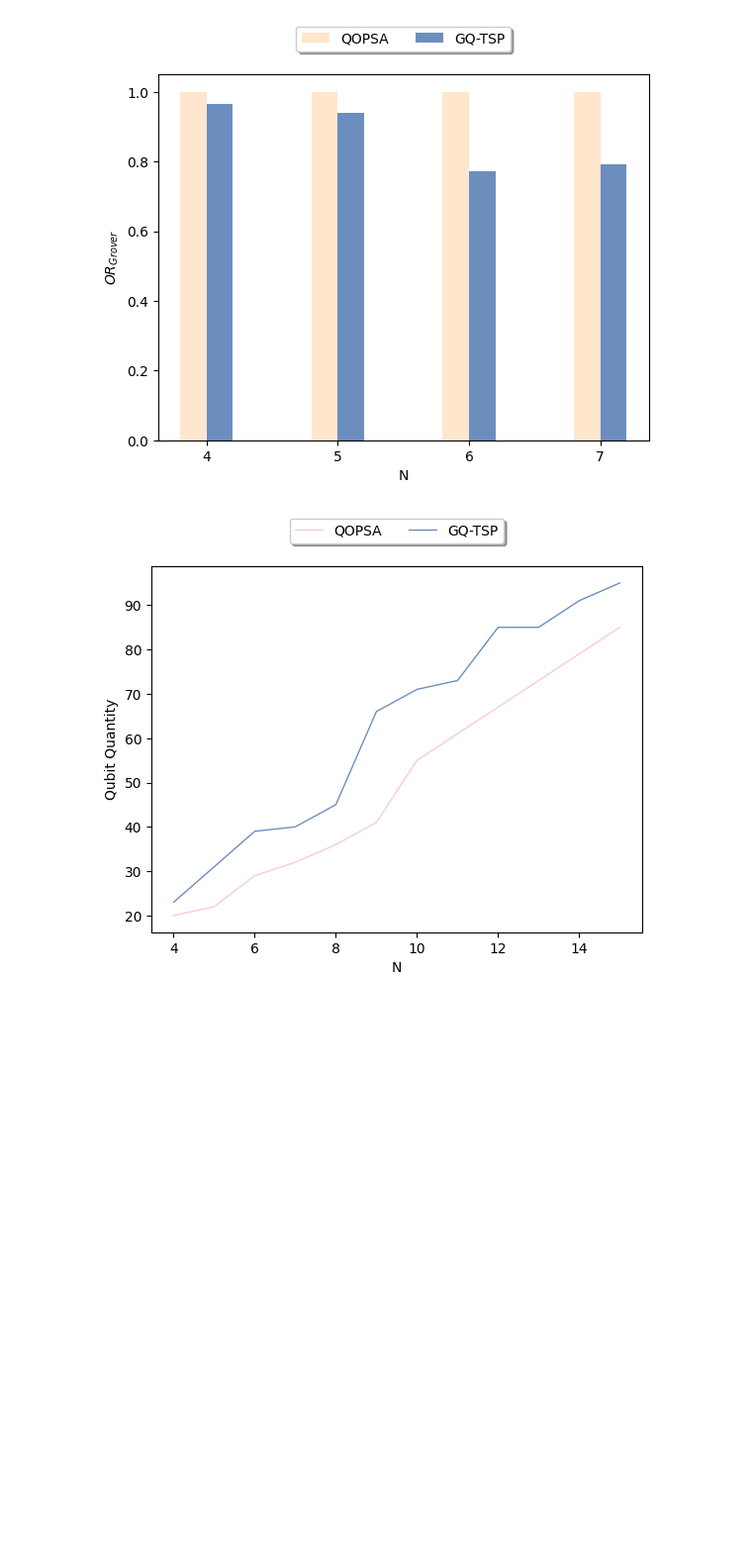
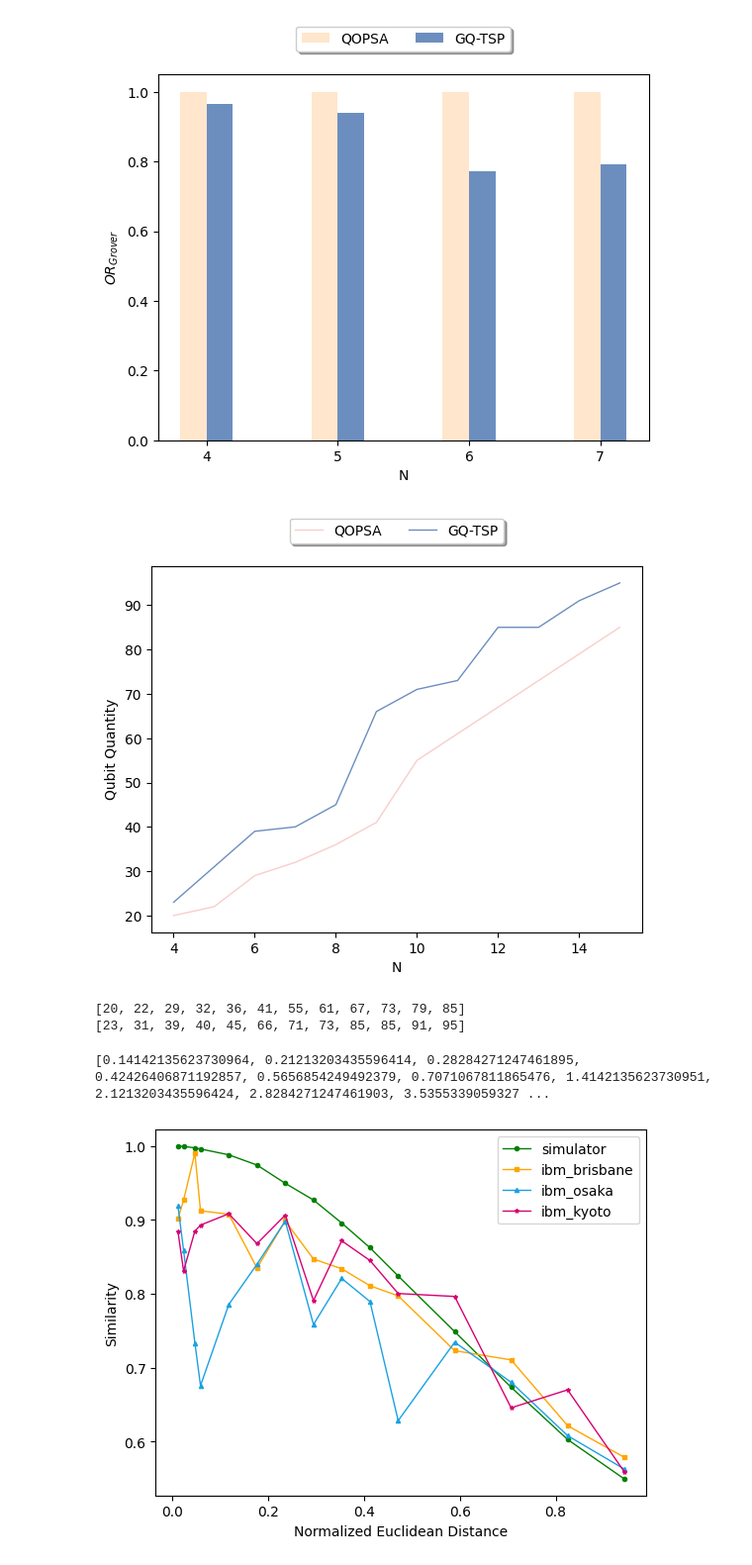
Before and after one commit to ragesi/TSP-Solution, a Jupyter notebook: demo/experiment-figure.ipynb, the cells around one changed output. Shown at 99% size. Cells and saved outputs as stored; diff of their text form; code cells hidden in the pictures; blank space fills up the shorter version.

```diff
--- a/demo/experiment-figure.ipynb
+++ b/demo/experiment-figure.ipynb
@@ -411,5 +396,57 @@ plt.xlabel('N')
 plt.ylabel('Qubit Quantity')
 
 plt.show()
+
+print(mine_y)
+print(others_y)
 # %% [output]
 [figure]
+[20, 22, 29, 32, 36, 41, 55, 61, 67, 73, 79, 85]
+[23, 31, 39, 40, 45, 66, 71, 73, 85, 85, 91, 95]
+# %%
+x = []
+test_points = [
+    [1.100, 1.100],
+    [1.150, 1.150],
+    [1.200, 1.200],
+    [1.300, 1.300],
+    [1.400, 1.400],
+    [1.500, 1.500],
+    [2.000, 2.000],
+    [2.500, 2.500],
+    [3.000, 3.000],
+    [3.500, 3.500],
+    [4.000, 4.000],
+    [4.500, 4.500],
+    [5.000, 5.000],
+    [6.000, 6.000],
+    [7.000, 7.000],
+    [8.000, 8.000],
+    [9.000, 9.000],
+]
+
+for i in range(len(test_points)):
+    x.append(np.linalg.norm(np.array(test_points[i]) - np.array([1.0, 1.0])))
+print(x)
+# %% [output]
+[0.14142135623730964, 0.21213203435596414, 0.28284271247461895, 0.42426406871192857, 0.5656854249492379, 0.7071067811865476, 1.4142135623730951, 2.1213203435596424, 2.8284271247461903, 3.5355339059327 ...
+# %%
+x = [0.14142135623730964, 0.28284271247461895, 0.5656854249492379, 0.7071067811865476, 1.4142135623730951, 2.1213203435596424, 2.8284271247461903, 3.5355339059327378, 4.242640687119285, 4.949747468305833, 5.656854249492381, 7.0710678118654755, 8.48528137423857, 9.899494936611665, 11.313708498984761]
+for i in range(len(x)):
+    x[i] /= 12
+
+simulator = [0.9999, 0.99965,0.99765,0.99615,0.98825,0.9744,0.94965,0.92705,0.89585,0.8624,0.82415,0.74875,0.6734,0.6027,0.54945]
+brisbane = [0.9016336680228324,0.926824105359815,0.990556752201277,0.9124161630825299,0.9077818285029775,0.83498185497065,0.8986816904305646,0.8471010314410496,0.8339113609484773,0.8108944540025169,0.7972228055462137,0.7229988259349366,0.710448972771914,0.6213598267772089,0.578725561963206]
+osaka = [0.9193373973324986,0.8589754522942761,0.7335423086419408,0.6755580552250829,0.7854694998499177,0.8400769722078959,0.8985248658170599,0.7584375672655299,0.8208240974715425,0.7895643658475482,0.6282491250151672,0.7344929250240233,0.6801860162239154,0.6078703150054516,0.5628255912681861]
+kyoto = [0.8845602746752734,0.830946037421023,0.8848493627483223,0.8930835591658921,0.9084130073383935,0.8679512261244722,0.9065583729018023,0.790856624538801,0.8717892833186763,0.8451365900834605,0.8003767245912063,0.796412768287559,0.6455856704905243,0.6699325359217081,0.5593485558902189]
+
+plt.plot(x, simulator, color='green', linewidth=1, marker='o', markersize=3, label='simulator')
+plt.plot(x, brisbane, color='orange', linewidth=1, marker='s', markersize=3, label='ibm_brisbane')
+plt.plot(x, osaka, color='#1BA1E2', linewidth=1, marker='^', markersize=3, label='ibm_osaka')
+plt.plot(x, kyoto, color='#D80073', linewidth=1, marker='*', markersize=3, label='ibm_kyoto')
+plt.legend(loc='upper right')
+plt.xlabel('Normalized Euclidean Distance')
+plt.ylabel('Similarity')
+plt.show()
+# %% [output]
+[figure, added]
```
Also changed, not shown: parts of 1 cell of this notebook, 31 other files.
